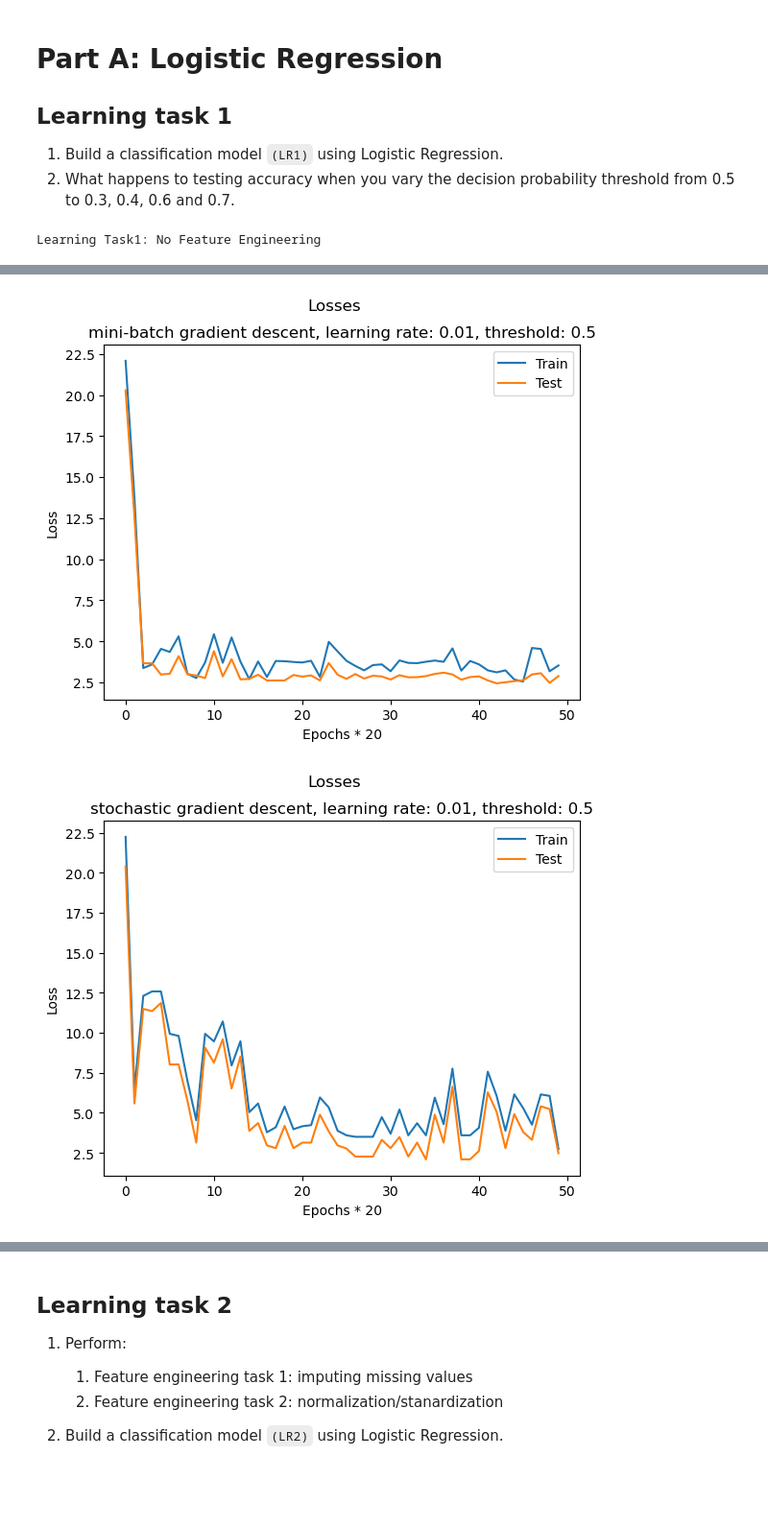
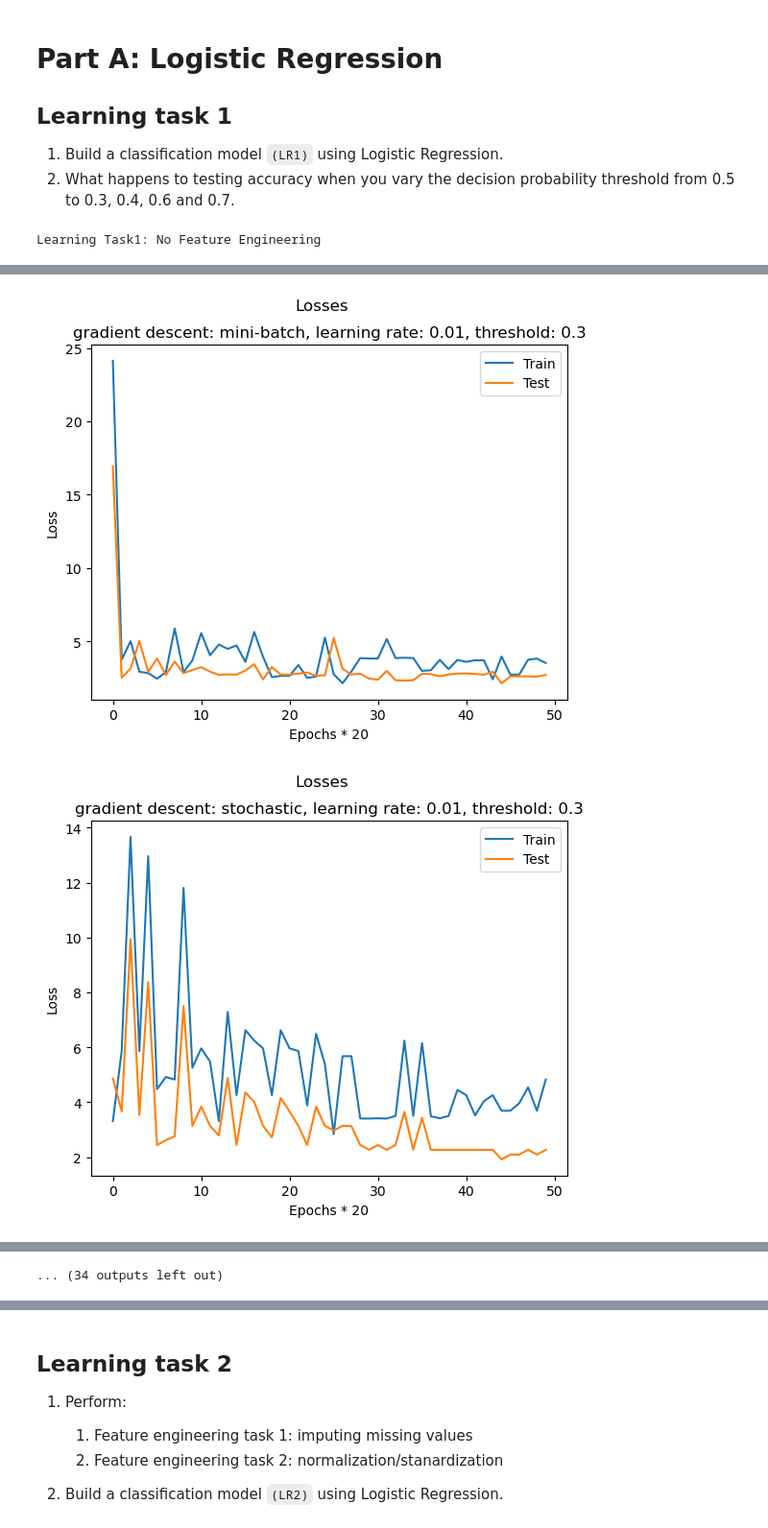
Before and after one commit to majimearun/ml-assignments, a Jupyter notebook: Assignment 1/Tasks/LogReg.ipynb, the cells around one changed output, grey strips where cells are left out. Shown at 96% size. Saved outputs shown, nothing was run; the diff lists cells and outputs as text; code cells hidden in the pictures; blank space fills up the shorter version.

```diff
--- a/Assignment 1/Tasks/LogReg.ipynb
+++ b/Assignment 1/Tasks/LogReg.ipynb
@@ -18,8 +18,8 @@ warnings.filterwarnings(action="ignore")
 # %%
 # Variables (hyperparamters) as defined in question
 
-thresholds = [0.5]
-learning_rates = [1e-2]
+thresholds = [0.3, 0.4, 0.5, 0.6, 0.7]
+learning_rates = [1e-2, 1e-3, 1e-4]
 descents = ["batch", "mini-batch", "stochastic"]
 
 # Creating a parameter grid
@@ -38,7 +38,7 @@ dataset = pd.read_csv("../dataset.csv")
 dataset.drop(columns = ["id"], inplace=True)
 # %%
 preprocessor_1 = Preprocessor(dataset, "diagnosis")
-splits = preprocessor_1.preprocess(drop_na=True, standardize=False, labels=[0, 1], n_splits=10)
+splits = preprocessor_1.preprocess(drop_na=True, standardize=False, labels=[0, 1], n_splits=2)
 # %%
 def create_plot(train_losses, test_losses, title):
     plt.figure()
@@ -59,8 +59,8 @@ for key in grid.keys():
     for split in splits:
 
         train, test = split
-        X_train, y_train = train.drop(columns=["diagnosis"]).to_numpy(), train["diagnosis"].to_numpy()
-        X_test, y_test = test.drop(columns=["diagnosis"]).to_numpy(), test["diagnosis"].to_numpy()
+        X_train, y_train = train.drop(columns=["diagnosis"]).to_numpy(dtype=np.float64), train["diagnosis"].to_numpy(dtype=np.float64)
+        X_test, y_test = test.drop(columns=["diagnosis"]).to_numpy(dtype=np.float64), test["diagnosis"].to_numpy(dtype=np.float64)
         logreg_1 = LogReg(threshold=threshold)
         train_losses, test_losses = logreg_1.fit(X_train, y_train, X_test, y_test, lr = learning_rate, descent=descent, epochs=1000)
 
@@ -74,7 +74,7 @@ for key in grid.keys():
         "mean_accuracy": np.round((np.mean(accuracies)*100), 2),
         "std_accuracy": np.round((np.std(accuracies)*100), 2)
     }
-    create_plot(train_losses, test_losses, f"{descent} gradient descent, learning rate: {learning_rate}, threshold: {threshold}")
+    create_plot(train_losses, test_losses, f"gradient descent: {descent}, learning rate: {learning_rate}, threshold: {threshold}")
     result =  pd.DataFrame(result_dict, index=[0])
     results_lr1 = pd.concat([results_lr1, result], ignore_index=True)
 # %% [output]
@@ -83,2 +83,2 @@ Learning Task1: No Feature Engineering
-[figure, old version]
+[figure, new version]
-[figure, old version]
+[figure, new version]
@@ -85,3 +93,4 @@ Learning Task1: No Feature Engineering
+... (34 outputs left out)
 # %%
 results_lr1
 # %% [output]
```
Also changed, not shown: parts of 4 cells of this notebook, 1 other file.
